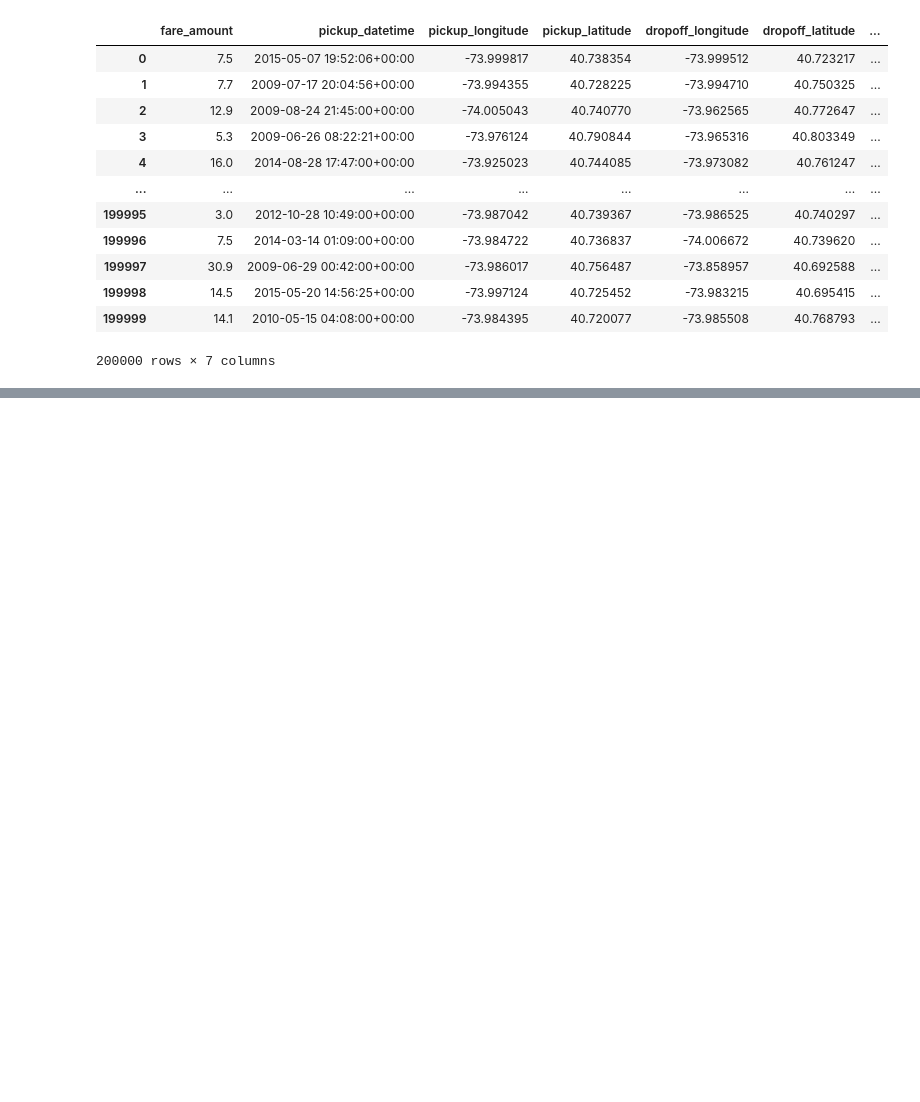
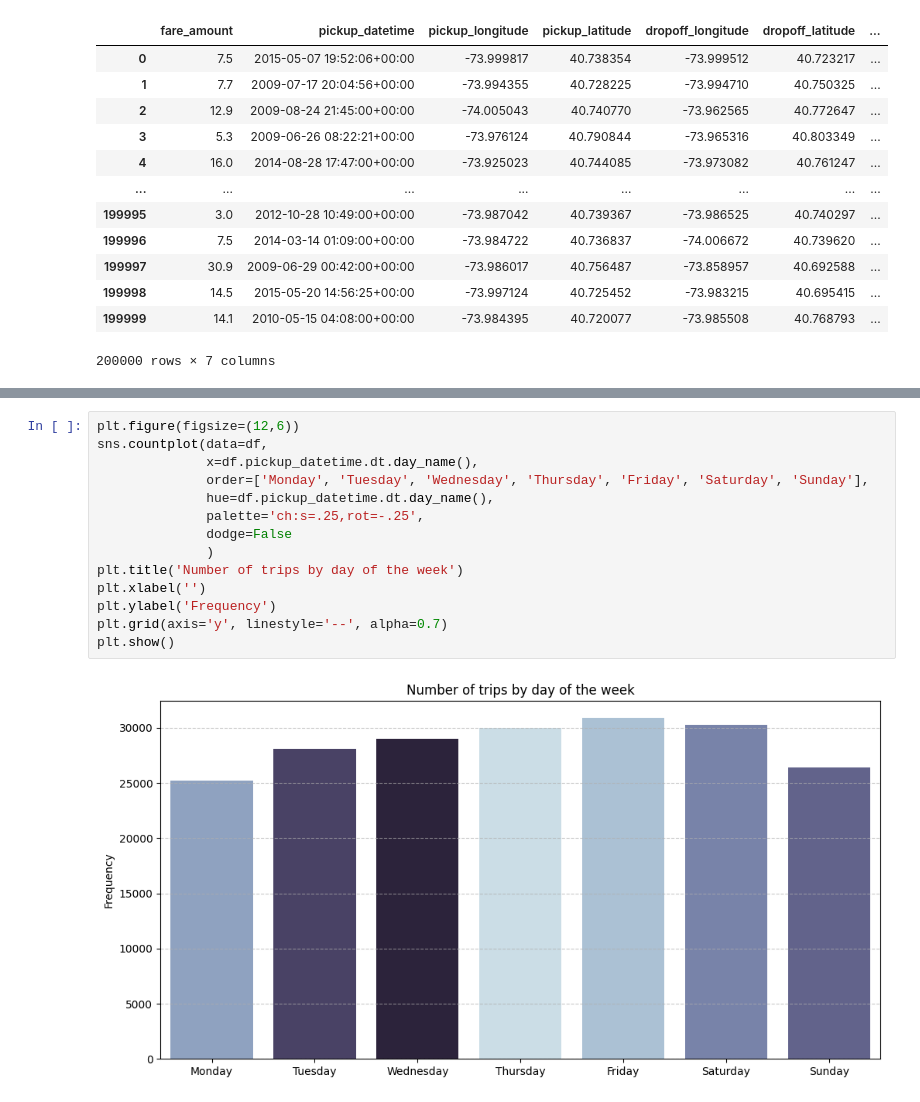
Before and after one commit to krzysikd/Uber_Fare_Prediction, a Jupyter notebook: Uber_Fares_Prediction.ipynb, the cells around one changed output, grey strips where cells are left out. Saved outputs shown, nothing was run; the diff lists cells and outputs as text; blank space fills up the shorter version.

```diff
--- a/Uber_Fares_Prediction.ipynb
+++ b/Uber_Fares_Prediction.ipynb
@@ -125,0 +261,16 @@ df
+# %%
+plt.figure(figsize=(12,6))
+sns.countplot(data=df,
+              x=df.pickup_datetime.dt.day_name(),
+              order=['Monday', 'Tuesday', 'Wednesday', 'Thursday', 'Friday', 'Saturday', 'Sunday'],
+              hue=df.pickup_datetime.dt.day_name(),
+              palette='ch:s=.25,rot=-.25',
+              dodge=False
+              )
+plt.title('Number of trips by day of the week')
+plt.xlabel('')
+plt.ylabel('Frequency')
+plt.grid(axis='y', linestyle='--', alpha=0.7)
+plt.show()
+# %% [output]
+[figure, added]
```
Also changed, not shown: parts of 28 cells of this notebook.
